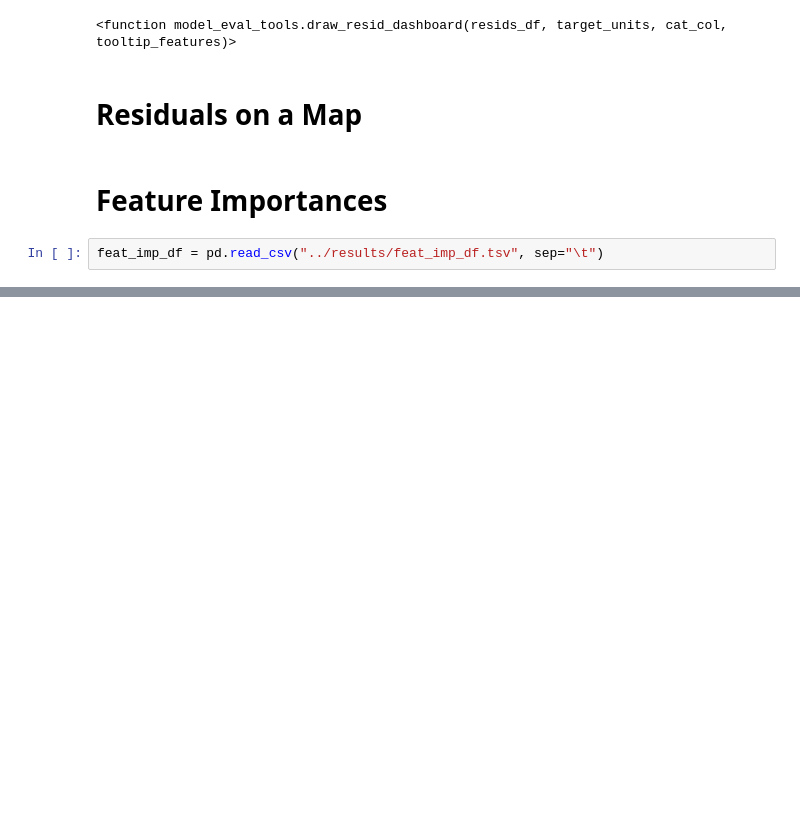
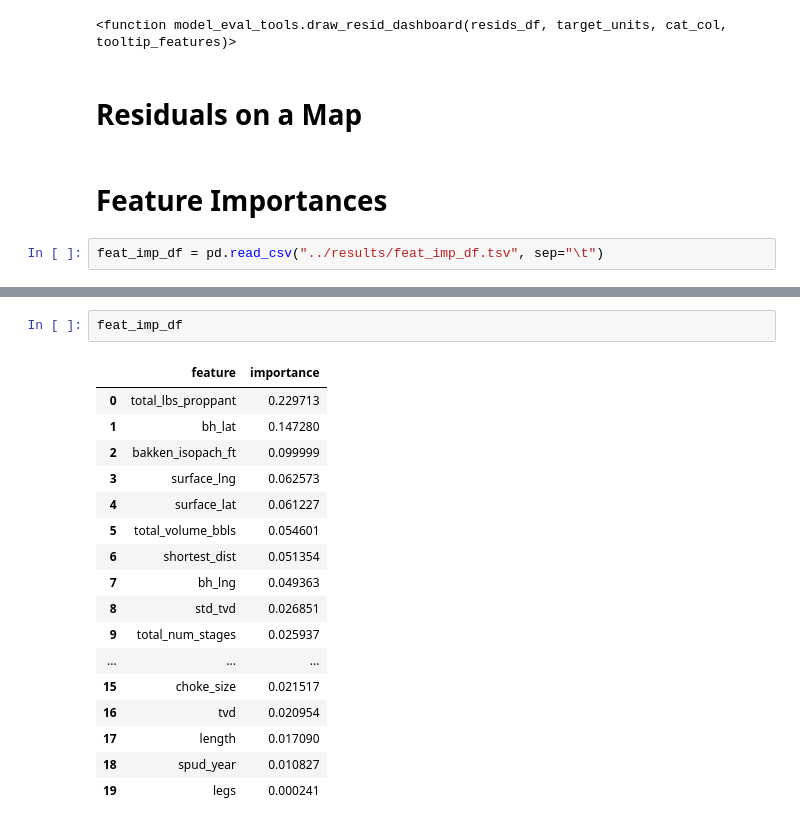
Before and after one commit to noproblem-james/data_imputation, a Jupyter notebook: notebooks/model_eval.ipynb, the cells around one changed output, grey strips where cells are left out. Drawn from its saved outputs; the diff is of its cells as text; blank space fills up the shorter version.

```diff
--- a/notebooks/model_eval.ipynb
+++ b/notebooks/model_eval.ipynb
@@ -124,3 +126,23 @@ feat_imp_df
+# %%
+feat_imp_df
+# %% [output]
+|  | feature | importance |
+| 0 | total_lbs_proppant | 0.229713 |
+| 1 | bh_lat | 0.147280 |
+| 2 | bakken_isopach_ft | 0.099999 |
+| 3 | surface_lng | 0.062573 |
+| 4 | surface_lat | 0.061227 |
+| 5 | total_volume_bbls | 0.054601 |
+| 6 | shortest_dist | 0.051354 |
+| 7 | bh_lng | 0.049363 |
+| 8 | std_tvd | 0.026851 |
+| 9 | total_num_stages | 0.025937 |
+| ... | ... | ... |
+| 15 | choke_size | 0.021517 |
+| 16 | tvd | 0.020954 |
+| 17 | length | 0.017090 |
+| 18 | spud_year | 0.010827 |
+| 19 | legs | 0.000241 |
 # %%
 met.draw_feature_importance_tornado(feat_imp_df)
 # %% [output]
```
Also changed, not shown: parts of 6 cells of this notebook, 6 other files.
